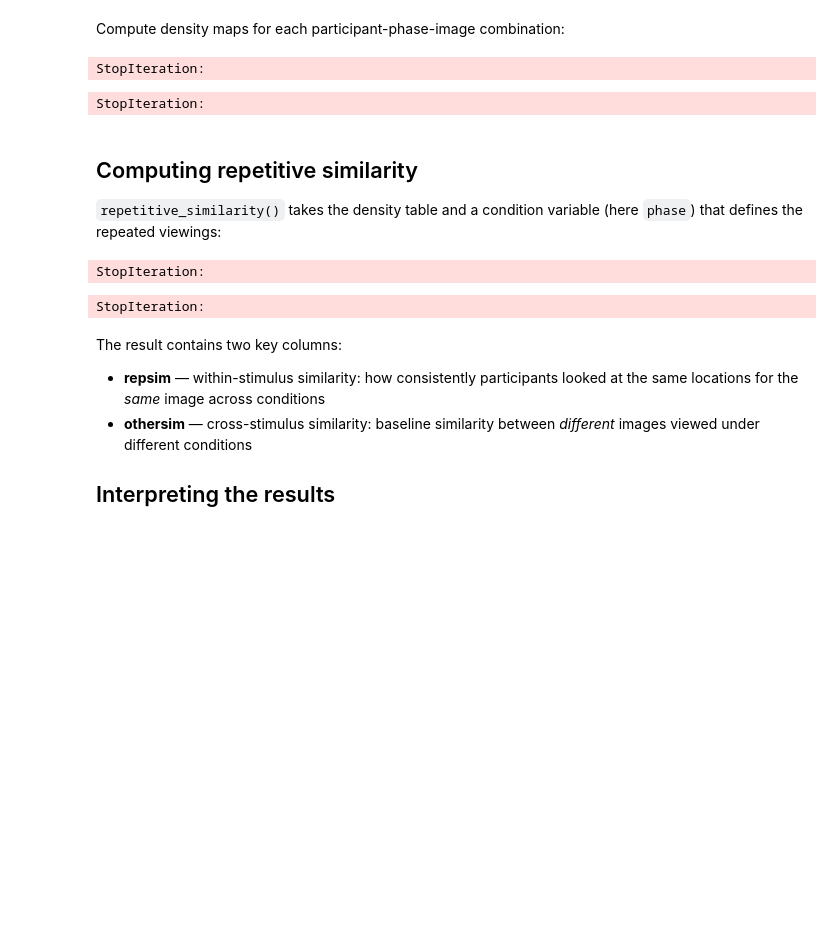
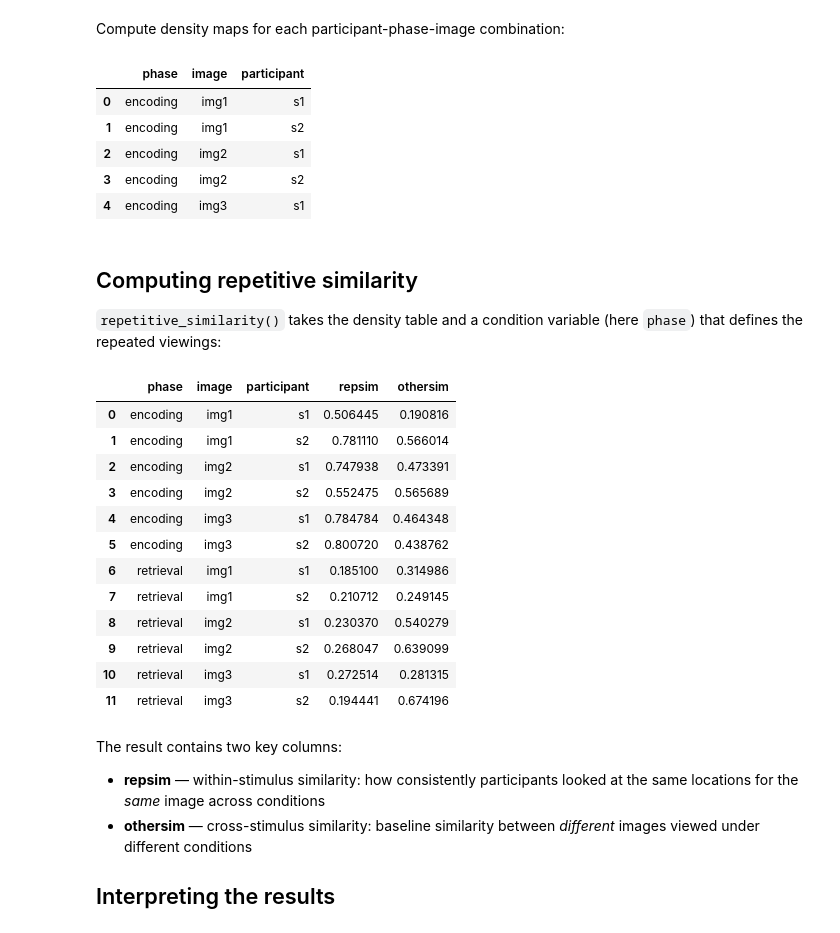
Before and after one commit to bbuchsbaum/peyesim, a Jupyter notebook: notebooks/03_repetitive_similarity.ipynb, the cells around one changed output. Saved outputs shown, nothing was run; the diff lists cells and outputs as text; code cells hidden in the pictures; blank space fills up the shorter version.

```diff
--- a/notebooks/03_repetitive_similarity.ipynb
+++ b/notebooks/03_repetitive_similarity.ipynb
@@ -62,10 +62,14 @@ eyedens = density_by(
     xbounds=(0, 100),
     ybounds=(0, 100),
 )
-eyedens.head()
+eyedens.drop(columns=["density", "fixgroup"], errors="ignore").head()
 # %% [output]
-StopIteration:
-StopIteration:
+|  | phase | image | participant |
+| 0 | encoding | img1 | s1 |
+| 1 | encoding | img1 | s2 |
+| 2 | encoding | img2 | s1 |
+| 3 | encoding | img2 | s2 |
+| 4 | encoding | img3 | s1 |
 # %% [markdown]
 ## Computing repetitive similarity
 
@@ -74,13 +78,24 @@ StopIteration:
 # %%
 rep_sim = repetitive_similarity(
     eyedens,
     condition_var="phase",
     method="pearson",
 )
-rep_sim
+rep_sim.drop(columns=["density", "fixgroup"], errors="ignore")
 # %% [output]
-StopIteration:
-StopIteration:
+|  | phase | image | participant | repsim | othersim |
+| 0 | encoding | img1 | s1 | 0.506445 | 0.190816 |
+| 1 | encoding | img1 | s2 | 0.781110 | 0.566014 |
+| 2 | encoding | img2 | s1 | 0.747938 | 0.473391 |
+| 3 | encoding | img2 | s2 | 0.552475 | 0.565689 |
+| 4 | encoding | img3 | s1 | 0.784784 | 0.464348 |
+| 5 | encoding | img3 | s2 | 0.800720 | 0.438762 |
+| 6 | retrieval | img1 | s1 | 0.185100 | 0.314986 |
+| 7 | retrieval | img1 | s2 | 0.210712 | 0.249145 |
+| 8 | retrieval | img2 | s1 | 0.230370 | 0.540279 |
+| 9 | retrieval | img2 | s2 | 0.268047 | 0.639099 |
+| 10 | retrieval | img3 | s1 | 0.272514 | 0.281315 |
+| 11 | retrieval | img3 | s2 | 0.194441 | 0.674196 |
 # %% [markdown]
 The result contains two key columns:
 
```
Also changed, not shown: 2 other files.
